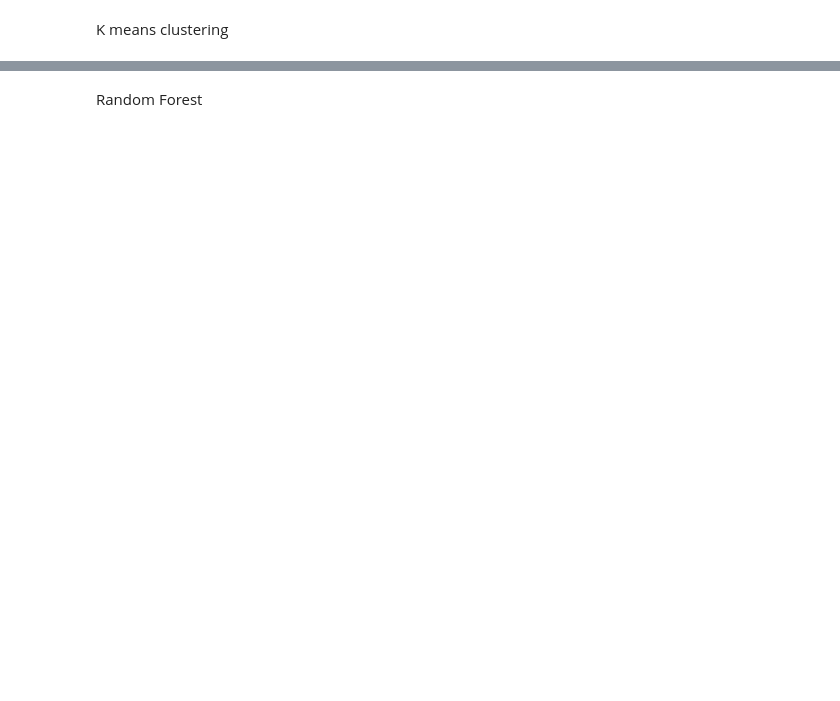
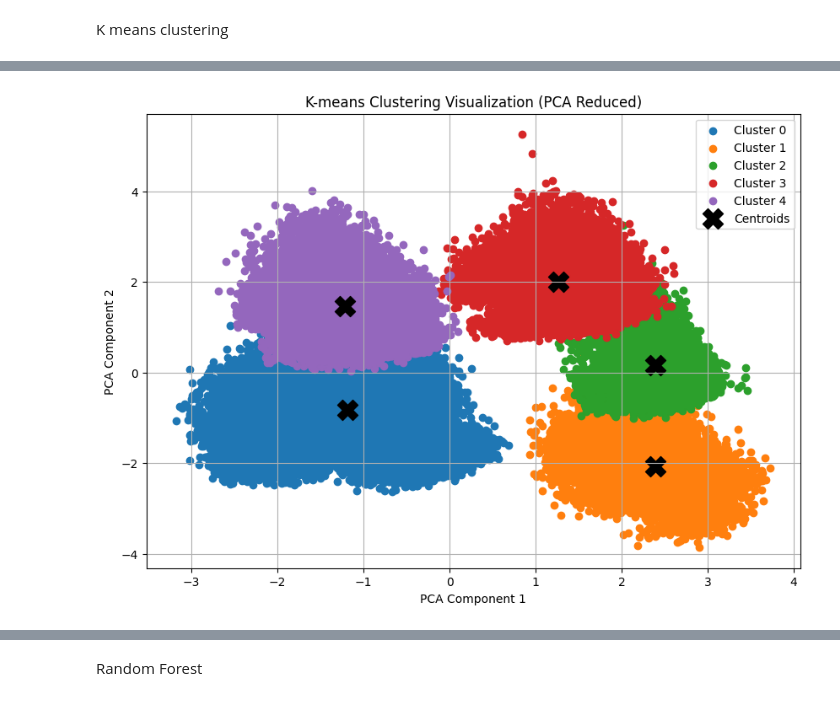
Before and after one commit to Jayjolie1026/4260, a Jupyter notebook: preprocessing.ipynb, the cells around one changed output, grey strips where cells are left out. Cells and saved outputs as stored; diff of their text form; code cells hidden in the pictures; blank space fills up the shorter version.

```diff
--- a/preprocessing.ipynb
+++ b/preprocessing.ipynb
@@ -306,0 +306,44 @@ plt.show()
+# %%
+optimal_k = 5
+kmeans = KMeans(n_clusters=optimal_k, random_state=42, n_init=10)  # `n_init` fixes deprecation warning
+
+# Fit K-Means on scaled training data
+clusters = kmeans.fit_predict(X_train_scaled)
+
+# Convert `X_train_scaled` back to a DataFrame with correct column names
+feature_names = train_cleaned.drop(columns=['Stay']).columns  # Extract original column names
+X_train_scaled_df = pd.DataFrame(X_train_scaled, columns=feature_names)
+
+# Add the assigned cluster labels
+X_train_scaled_df['Cluster'] = clusters
+
+# **Apply PCA to reduce to 2 dimensions**
+pca = PCA(n_components=2)
+pca_components = pca.fit_transform(X_train_scaled)
+
+# Add PCA components to the DataFrame for plotting
+X_train_scaled_df['PCA1'] = pca_components[:, 0]
+X_train_scaled_df['PCA2'] = pca_components[:, 1]
+
+# **Plotting the clusters**
+plt.figure(figsize=(10, 7))
+
+for cluster in range(optimal_k):
+    plt.scatter(
+        X_train_scaled_df[X_train_scaled_df['Cluster'] == cluster]['PCA1'],
+        X_train_scaled_df[X_train_scaled_df['Cluster'] == cluster]['PCA2'],
+        label=f'Cluster {cluster}'
+    )
+
+# **Marking the cluster centers**
+centers_pca = pca.transform(kmeans.cluster_centers_)
+plt.scatter(centers_pca[:, 0], centers_pca[:, 1], s=300, c='black', marker='X', label='Centroids')
+
+plt.title('K-means Clustering Visualization (PCA Reduced)')
+plt.xlabel('PCA Component 1')
+plt.ylabel('PCA Component 2')
+plt.legend()
+plt.grid(True)
+plt.show()
+# %% [output]
+[figure, added]
```
Also changed, not shown: parts of 18 cells of this notebook.
